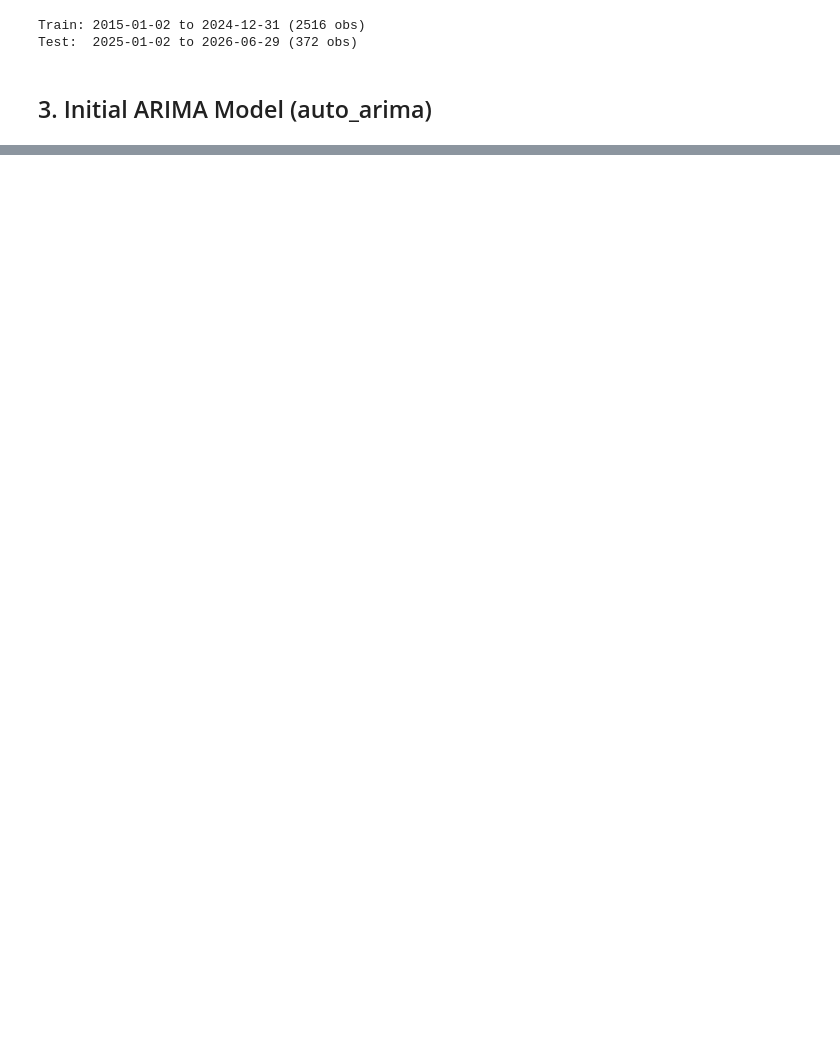
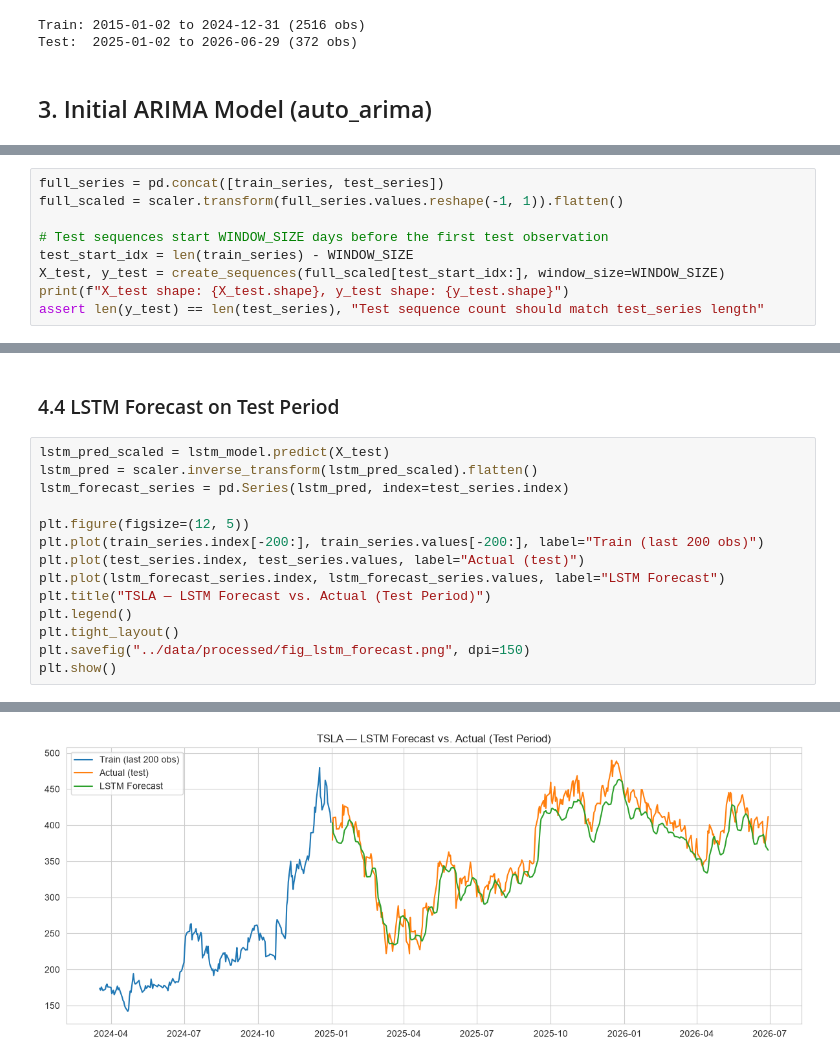
Before and after one commit to oim1999/portfolio-optimization, a Jupyter notebook: notebooks/02.ipynb, the cells around one changed output, grey strips where cells are left out. Saved outputs shown, nothing was run; the diff lists cells and outputs as text; blank space fills up the shorter version.

```diff
--- a/notebooks/02.ipynb
+++ b/notebooks/02.ipynb
@@ -166,0 +184,9 @@ returns/volatility (rather than raw price) yields more actionable signal.
+# %%
+full_series = pd.concat([train_series, test_series])
+full_scaled = scaler.transform(full_series.values.reshape(-1, 1)).flatten()
+
+# Test sequences start WINDOW_SIZE days before the first test observation
+test_start_idx = len(train_series) - WINDOW_SIZE
+X_test, y_test = create_sequences(full_scaled[test_start_idx:], window_size=WINDOW_SIZE)
+print(f"X_test shape: {X_test.shape}, y_test shape: {y_test.shape}")
+assert len(y_test) == len(test_series), "Test sequence count should match test_series length"
@@ -166,0 +277,17 @@ returns/volatility (rather than raw price) yields more actionable signal.
+# %% [markdown]
+### 4.4 LSTM Forecast on Test Period
+# %%
+lstm_pred_scaled = lstm_model.predict(X_test)
+lstm_pred = scaler.inverse_transform(lstm_pred_scaled).flatten()
+lstm_forecast_series = pd.Series(lstm_pred, index=test_series.index)
+
+plt.figure(figsize=(12, 5))
+plt.plot(train_series.index[-200:], train_series.values[-200:], label="Train (last 200 obs)")
+plt.plot(test_series.index, test_series.values, label="Actual (test)")
+plt.plot(lstm_forecast_series.index, lstm_forecast_series.values, label="LSTM Forecast")
+plt.title("TSLA — LSTM Forecast vs. Actual (Test Period)")
+plt.legend()
+plt.tight_layout()
+plt.savefig("../data/processed/fig_lstm_forecast.png", dpi=150)
+plt.show()
+# %% [output]
@@ -166,0 +295 @@ returns/volatility (rather than raw price) yields more actionable signal.
+[figure, added]
```
Also changed, not shown: parts of 26 cells of this notebook.
